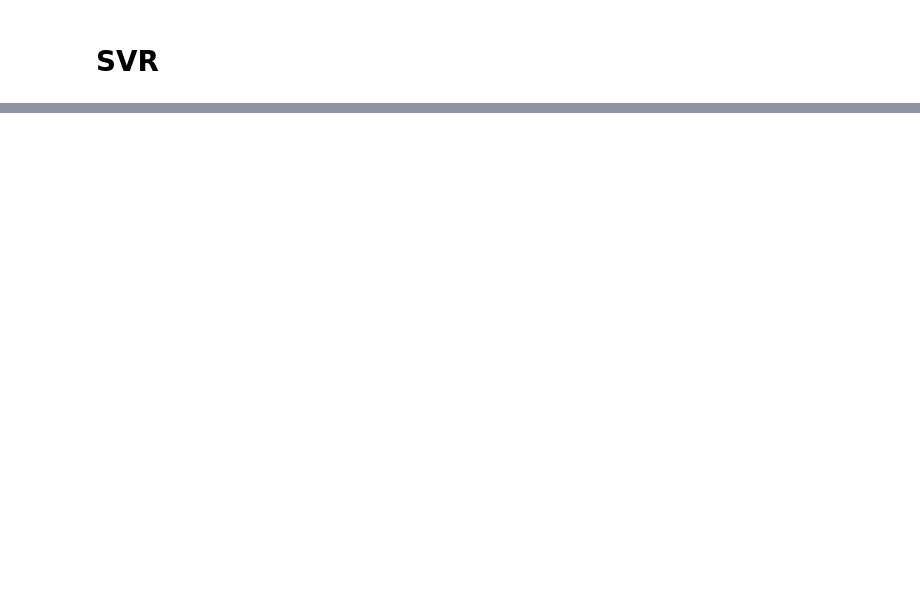
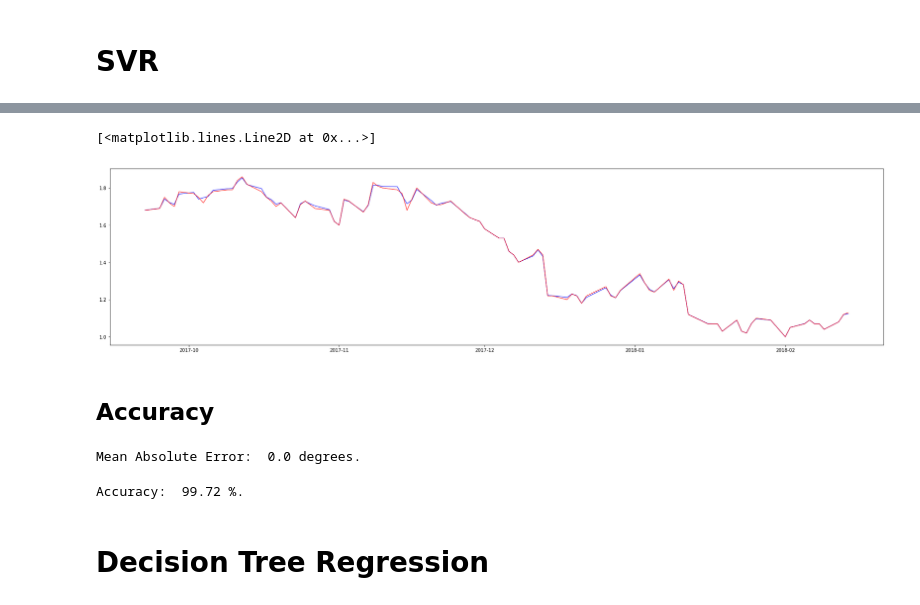
Before and after one commit to PrIyanshu-Bhatnagar/Stock-Price-Prediction, a Jupyter notebook: Python Notebook/Stock Price Prediction.ipynb, the cells around one changed output, grey strips where cells are left out. Saved outputs shown, nothing was run; the diff lists cells and outputs as text; code cells hidden in the pictures; blank space fills up the shorter version.

```diff
--- a/Python Notebook/Stock Price Prediction.ipynb
+++ b/Python Notebook/Stock Price Prediction.ipynb
@@ -205,6 +338,32 @@ print(len(y_test))
 # %%
-from sklearn.svm import SVR
-clf = SVR(C=0.1, epsilon=0.02)
-clf.fit(x_train, y_train)
-predictions = clf.predict(x_test)
-print(predictions, y_test)
+from sklearn.ensemble import RandomForestRegressor
+regressor = RandomForestRegressor(n_estimators=100, max_depth=100, random_state=0)
+regressor.fit(x_train, y_train)
+predictions = regressor.predict(x_test)
+# print(predictions, y_test)
+# %%
+import matplotlib.pyplot as plt
+plt.figure(figsize=(30,7))
+plt.plot(new_dates[:num_test],predictions[:num_test], color='blue', linewidth=1, label='Predicted')
+plt.plot(new_dates[:num_test], y_test[:num_test], color='red', linewidth=1, label='Actual')
+# %% [output]
+[<matplotlib.lines.Line2D at 0x...>]
+[figure, added]
+# %% [markdown]
+## Accuracy
+# %%
+errors = abs (predictions - y_test)
+print('Mean Absolute Error: ', round(np.mean(errors), 2), 'degrees.')
+# %% [output]
+Mean Absolute Error:  0.0 degrees.
+# %%
+# Calculate Mean absolute percentage error
+mape = 100 * (errors/y_test)
+
+# Calculate & display Accuracy
+accuracy = 100 - np.mean(mape)
+print('Accuracy: ', round(accuracy, 2), '%.')
+# %% [output]
+Accuracy:  99.72 %.
+# %% [markdown]
+# Decision Tree Regression
```
Also changed, not shown: parts of 27 cells of this notebook, 3 other files.
